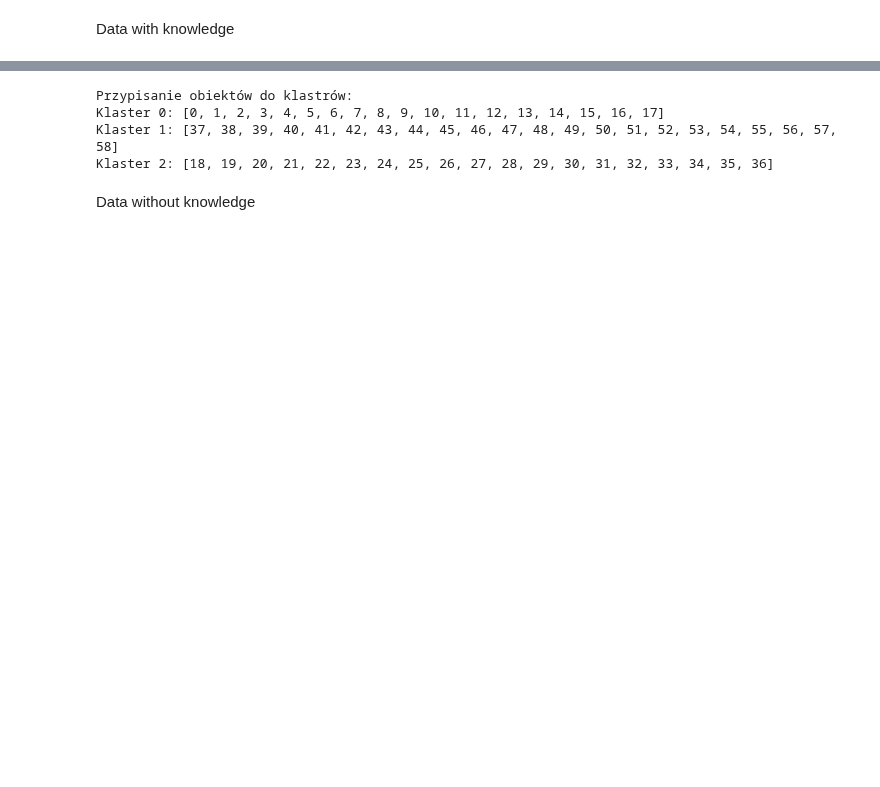
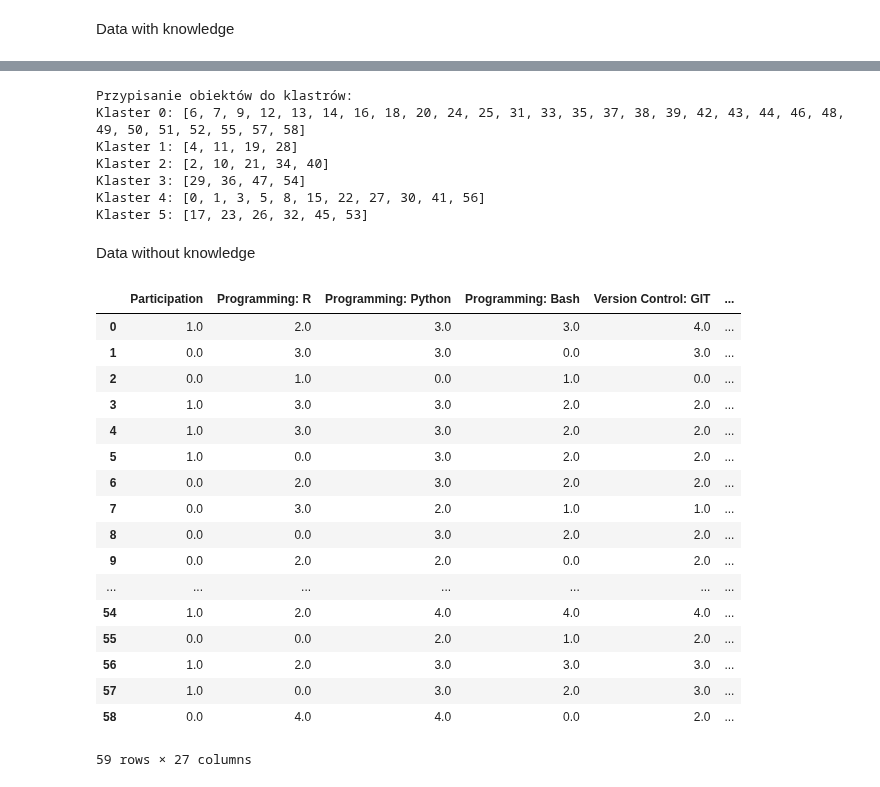
Before and after one commit to MalwinaKoz/Project-People-Analytics, a Jupyter notebook: notebooks/04_AdditionalAnalysis_K-means.ipynb, the cells around one changed output, grey strips where cells are left out. Drawn from its saved outputs; the diff is of its cells as text; code cells hidden in the pictures; blank space fills up the shorter version.

```diff
--- a/notebooks/04_AdditionalAnalysis_K-means.ipynb
+++ b/notebooks/04_AdditionalAnalysis_K-means.ipynb
@@ -42,20 +62,43 @@ data_mapped['kmeans_3'] = kmeans.labels_
 # %%
-data_mapped_cluster_assignment = data_mapped.groupby('kmeans_3').apply(lambda x: list(x.index)).to_dict()
+data_mapped_cluster_assignment = data_mapped.groupby('kmeans_6').apply(lambda x: list(x.index)).to_dict()
 
 print("\nPrzypisanie obiektów do klastrów:")
 for cluster, members in data_mapped_cluster_assignment.items():
     print(f"Klaster {cluster}: {members}")
 # %% [output]
 Przypisanie obiektów do klastrów:
-Klaster 0: [0, 1, 2, 3, 4, 5, 6, 7, 8, 9, 10, 11, 12, 13, 14, 15, 16, 17]
-Klaster 1: [37, 38, 39, 40, 41, 42, 43, 44, 45, 46, 47, 48, 49, 50, 51, 52, 53, 54, 55, 56, 57, 58]
-Klaster 2: [18, 19, 20, 21, 22, 23, 24, 25, 26, 27, 28, 29, 30, 31, 32, 33, 34, 35, 36]
+Klaster 0: [6, 7, 9, 12, 13, 14, 16, 18, 20, 24, 25, 31, 33, 35, 37, 38, 39, 42, 43, 44, 46, 48, 49, 50, 51, 52, 55, 57, 58]
+Klaster 1: [4, 11, 19, 28]
+Klaster 2: [2, 10, 21, 34, 40]
+Klaster 3: [29, 36, 47, 54]
+Klaster 4: [0, 1, 3, 5, 8, 15, 22, 27, 30, 41, 56]
+Klaster 5: [17, 23, 26, 32, 45, 53]
 # %% [markdown]
 Data without knowledge
 # %%
 datawithoutknowledge = pd.read_csv('../data/03_Processed/02_ProcessedDataWithoutIndustryKnowledge.csv')
 datawithoutknowledge_mapped = datawithoutknowledge.copy()
 datawithoutknowledge_mapped['Participation'] = datawithoutknowledge_mapped['Participation'].map({'Project':0.0,'Project+organization':1.0 })
+datawithoutknowledge_mapped = datawithoutknowledge_mapped.drop('ID', axis=1)
+# %% [output]
+|  | Participation | Programming: R | Programming: Python | Programming: Bash | Version Control: GIT | ... |
+| 0 | 1.0 | 2.0 | 3.0 | 3.0 | 4.0 | ... |
+| 1 | 0.0 | 3.0 | 3.0 | 0.0 | 3.0 | ... |
+| 2 | 0.0 | 1.0 | 0.0 | 1.0 | 0.0 | ... |
+| 3 | 1.0 | 3.0 | 3.0 | 2.0 | 2.0 | ... |
+| 4 | 1.0 | 3.0 | 3.0 | 2.0 | 2.0 | ... |
+| 5 | 1.0 | 0.0 | 3.0 | 2.0 | 2.0 | ... |
+| 6 | 0.0 | 2.0 | 3.0 | 2.0 | 2.0 | ... |
+| 7 | 0.0 | 3.0 | 2.0 | 1.0 | 1.0 | ... |
+| 8 | 0.0 | 0.0 | 3.0 | 2.0 | 2.0 | ... |
+| 9 | 0.0 | 2.0 | 2.0 | 0.0 | 2.0 | ... |
+| ... | ... | ... | ... | ... | ... | ... |
+| 54 | 1.0 | 2.0 | 4.0 | 4.0 | 4.0 | ... |
+| 55 | 0.0 | 0.0 | 2.0 | 1.0 | 2.0 | ... |
+| 56 | 1.0 | 2.0 | 3.0 | 3.0 | 3.0 | ... |
+| 57 | 1.0 | 0.0 | 3.0 | 2.0 | 3.0 | ... |
+| 58 | 0.0 | 4.0 | 4.0 | 0.0 | 2.0 | ... |
+59 rows × 27 columns
 # %%
 optimise_k_means(datawithoutknowledge_mapped, 10)
 # %% [output]
```
Also changed, not shown: parts of 9 cells of this notebook.
